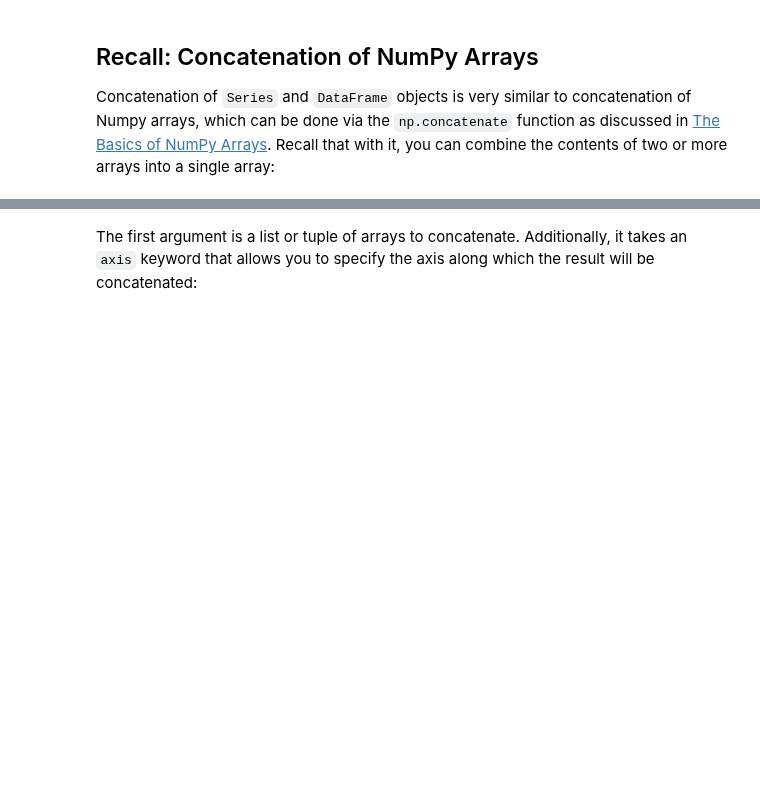
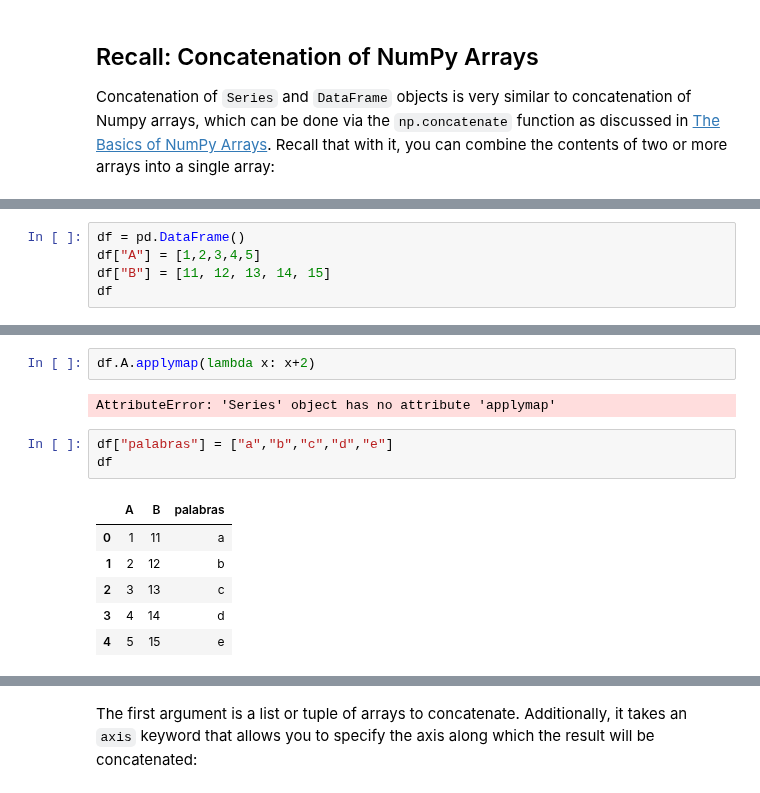
Before and after one commit to nichoces/dsft-jun23, a Jupyter notebook: 2_Data_analysis/2-Pandas/5_Concat-And-Append.ipynb, the cells around one changed output, grey strips where cells are left out. Saved outputs shown, nothing was run; the diff lists cells and outputs as text; blank space fills up the shorter version.

```diff
--- a/2_Data_analysis/2-Pandas/5_Concat-And-Append.ipynb
+++ b/2_Data_analysis/2-Pandas/5_Concat-And-Append.ipynb
@@ -78,0 +148,5 @@ array([[1, 2, 3, 4, 5, 6, 7, 8, 9]])
+# %%
+df = pd.DataFrame()
+df["A"] = [1,2,3,4,5]
+df["B"] = [11, 12, 13, 14, 15]
+df
@@ -78,0 +196,14 @@ array([[1, 2, 3, 4, 5, 6, 7, 8, 9]])
+# %%
+df.A.applymap(lambda x: x+2)
+# %% [output]
+AttributeError: 'Series' object has no attribute 'applymap'
+# %%
+df["palabras"] = ["a","b","c","d","e"]
+df
+# %% [output]
+|  | A | B | palabras |
+| 0 | 1 | 11 | a |
+| 1 | 2 | 12 | b |
+| 2 | 3 | 13 | c |
+| 3 | 4 | 14 | d |
+| 4 | 5 | 15 | e |
```
Also changed, not shown: parts of 22 cells of this notebook, 1 other file.
